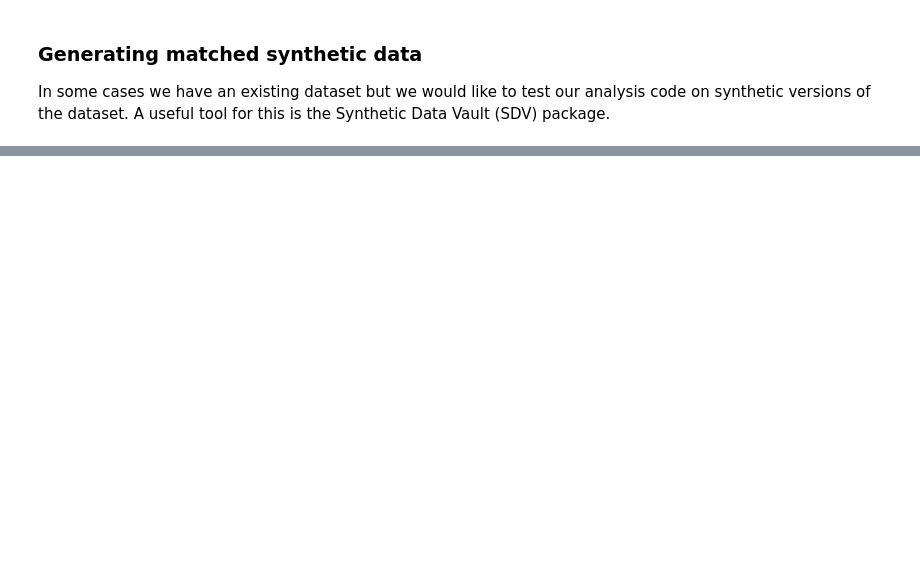
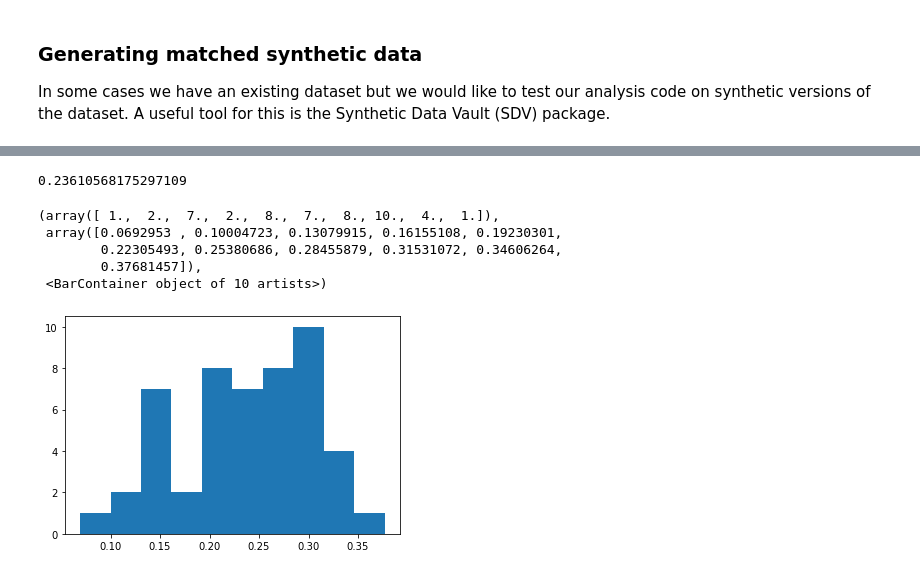
Before and after one commit to poldrack/reproducible-coding-workshop, a Jupyter notebook: notebooks/AnalyticValidation.ipynb, the cells around one changed output, grey strips where cells are left out. Cells and saved outputs as stored; diff of their text form; code cells hidden in the pictures; blank space fills up the shorter version.

```diff
--- a/notebooks/AnalyticValidation.ipynb
+++ b/notebooks/AnalyticValidation.ipynb
@@ -438,0 +480,15 @@ print(logistic_result.summary())
+# %%
+scores = []
+nsimruns = 50
+for i in range(nsimruns):
+    scores.append(train_brainage_model(synimg, age, mnimask, shuffle_y=True))
+print(np.mean(scores))
+plt.hist(scores)
+# %% [output]
+0.23610568175297109
+(array([ 1.,  2.,  7.,  2.,  8.,  7.,  8., 10.,  4.,  1.]),
+ array([0.0692953 , 0.10004723, 0.13079915, 0.16155108, 0.19230301,
+        0.22305493, 0.25380686, 0.28455879, 0.31531072, 0.34606264,
+        0.37681457]),
+ <BarContainer object of 10 artists>)
+[figure, added]
```
Also changed, not shown: parts of 34 cells of this notebook.
